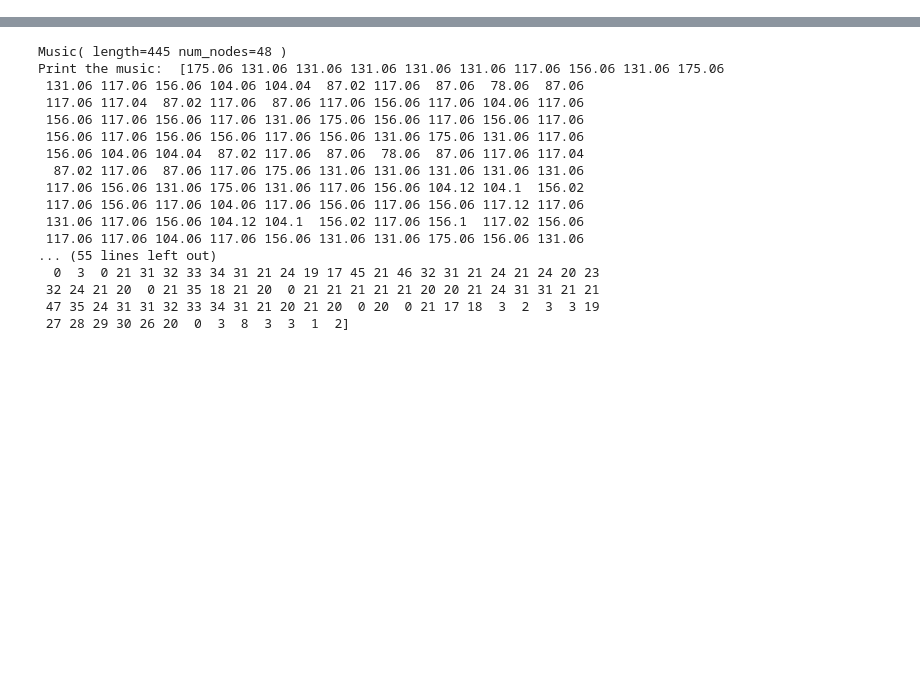
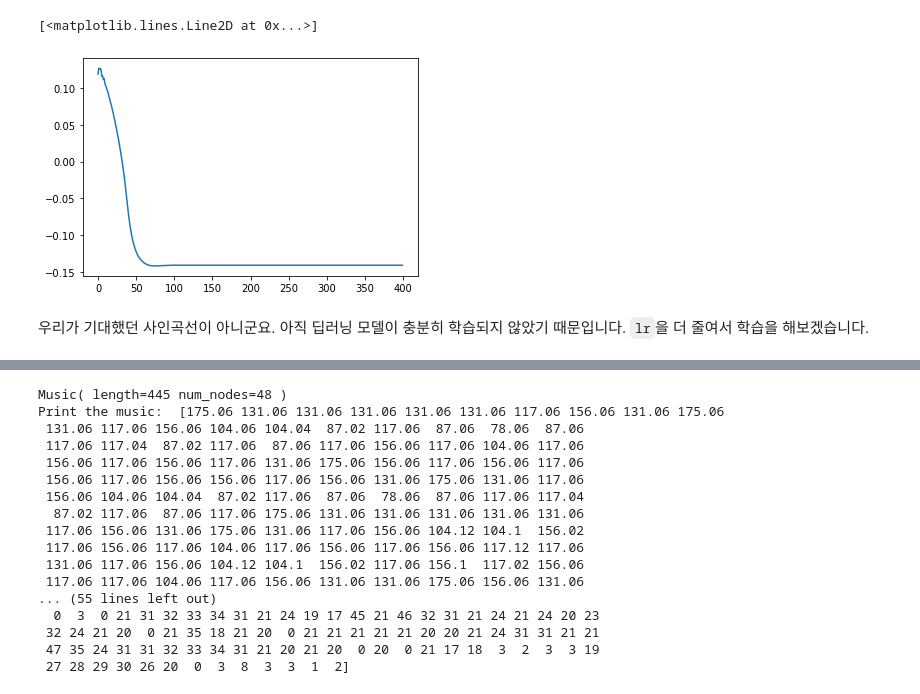
Before and after one commit to postech-minds/math-academy-2th, a Jupyter notebook: 2022-07-21 인공지능 실습.ipynb, the cells around one changed output, grey strips where cells are left out. Drawn from its saved outputs; the diff is of its cells as text; code cells hidden in the pictures; blank space fills up the shorter version.

```diff
--- a/2022-07-21 인공지능 실습.ipynb
+++ b/2022-07-21 인공지능 실습.ipynb
@@ -0,0 +164,9 @@
+# %%
+hidden = 32
+model = nn.Sequential(
+    nn.Linear(10, hidden),
+    nn.ReLU(),
+    nn.Linear(hidden, hidden),
+    nn.ReLU(),
+    nn.Linear(hidden, 1)
+)
@@ -0,0 +175,2 @@
+# %%
+train(model, X, y, epochs=500, lr=0.001)
@@ -0,0 +188,10 @@
+# %%
+from academy import forecast
+
+x = torch.from_numpy(X[0]).float()
+pylab.plot(forecast(model, x, 400))
+# %% [output]
+[<matplotlib.lines.Line2D at 0x...>]
+[figure, added]
+# %% [markdown]
+우리가 기대했던 사인곡선이 아니군요. 아직 딥러닝 모델이 충분히 학습되지 않았기 때문입니다. `lr`을 더 줄여서 학습을 해보겠습니다.
```
Also changed, not shown: parts of 76 cells of this notebook, 5 other files.
